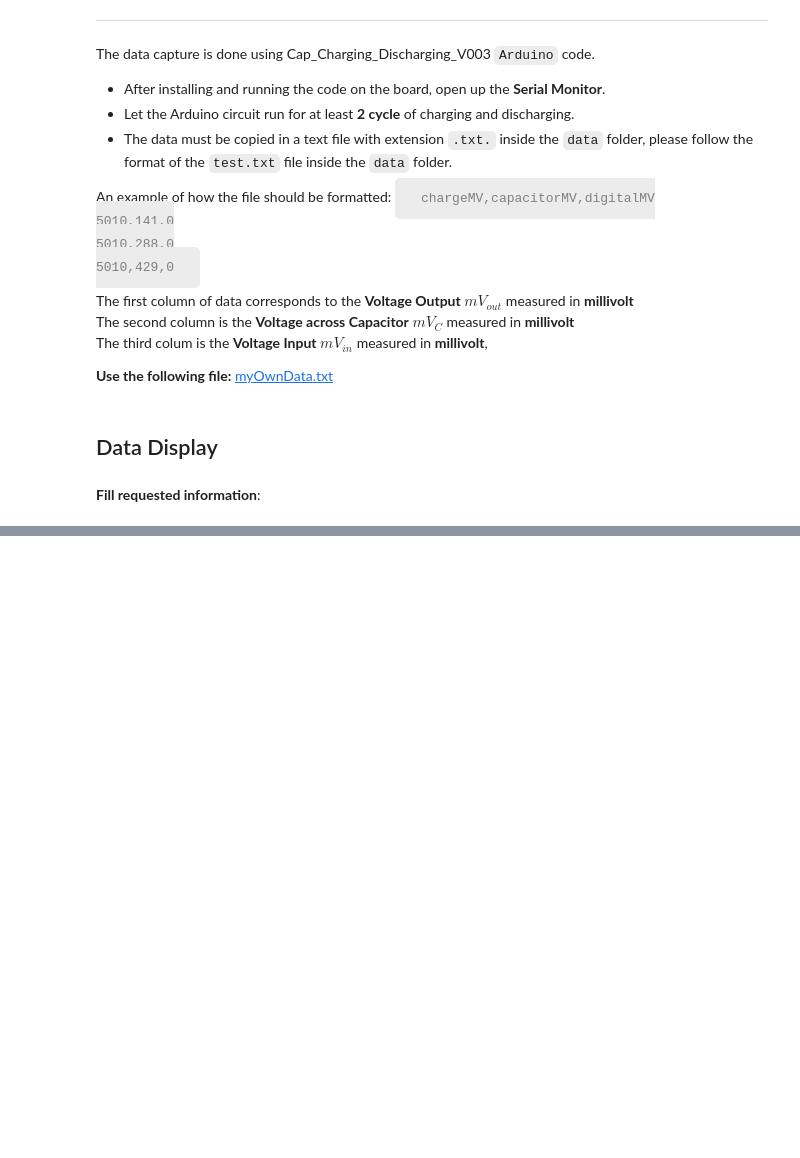
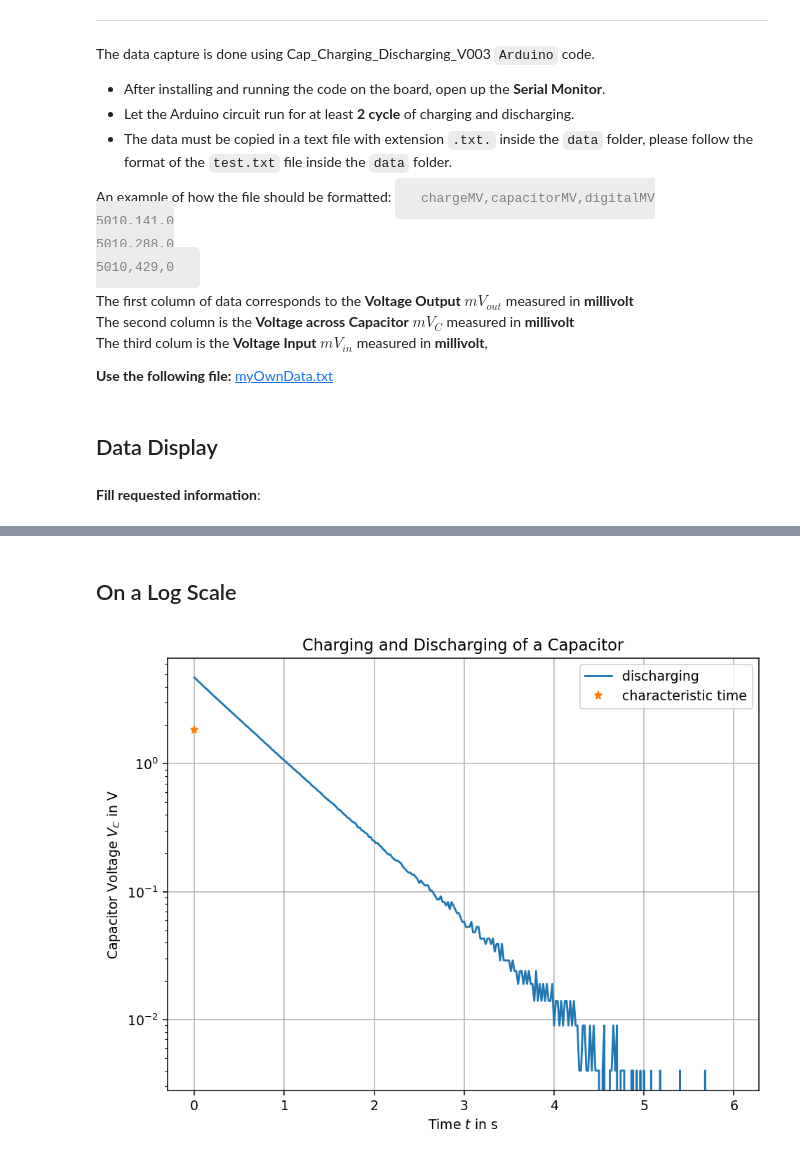
Before and after one commit to seifeldingamal/EE_1.08-Physics, a Jupyter notebook: EE_1.08_2_EEng_LAB_WS2022/ex2/Capacitor_Exercise_V001.ipynb, the cells around one changed output, grey strips where cells are left out. Drawn from its saved outputs; the diff is of its cells as text; code cells hidden in the pictures; blank space fills up the shorter version.

```diff
--- a/EE_1.08_2_EEng_LAB_WS2022/ex2/Capacitor_Exercise_V001.ipynb
+++ b/EE_1.08_2_EEng_LAB_WS2022/ex2/Capacitor_Exercise_V001.ipynb
@@ -150,0 +192,19 @@ plt.plot()
+# %% [markdown]
+## On a Log Scale
+# %%
+fig2, ax2 = plt.subplots(figsize=(8,6), dpi=136)
+
+ax2.semilogy(t,discharging_V_C, label="discharging")
+ax2.semilogy(tc,V_discharge(tc,V0,R,C),"*", label = "characteristic time")
+
+ax2.set_xlabel("Time $t$ in s")
+ax2.set_ylabel("Capacitor Voltage $V_C$ in V")
+ax2.set_title("Charging and Discharging of a Capacitor")
+# ax2.set_xlim(-0.1,0.9)
+# ax2.set_ylim(1e-2,1e1)
+ax2.legend()
+ax2.grid(True)
+plt.plot()
+plt.show()
+# %% [output]
+[figure, added]
```
Also changed, not shown: parts of 15 cells of this notebook, 2 other files.
